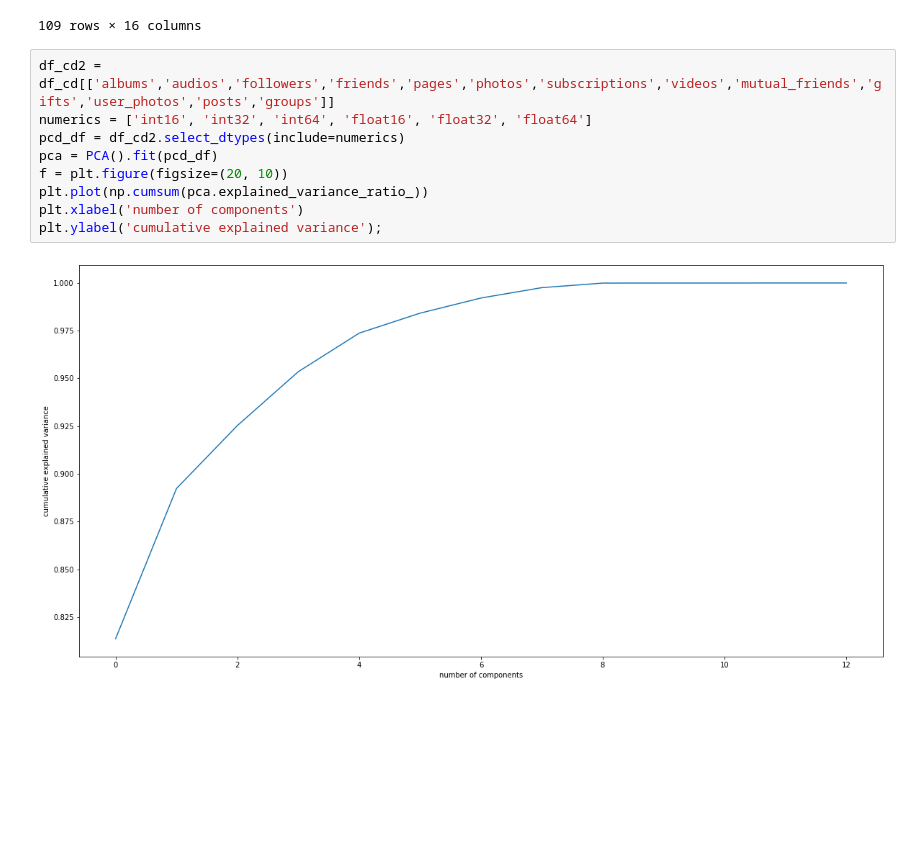
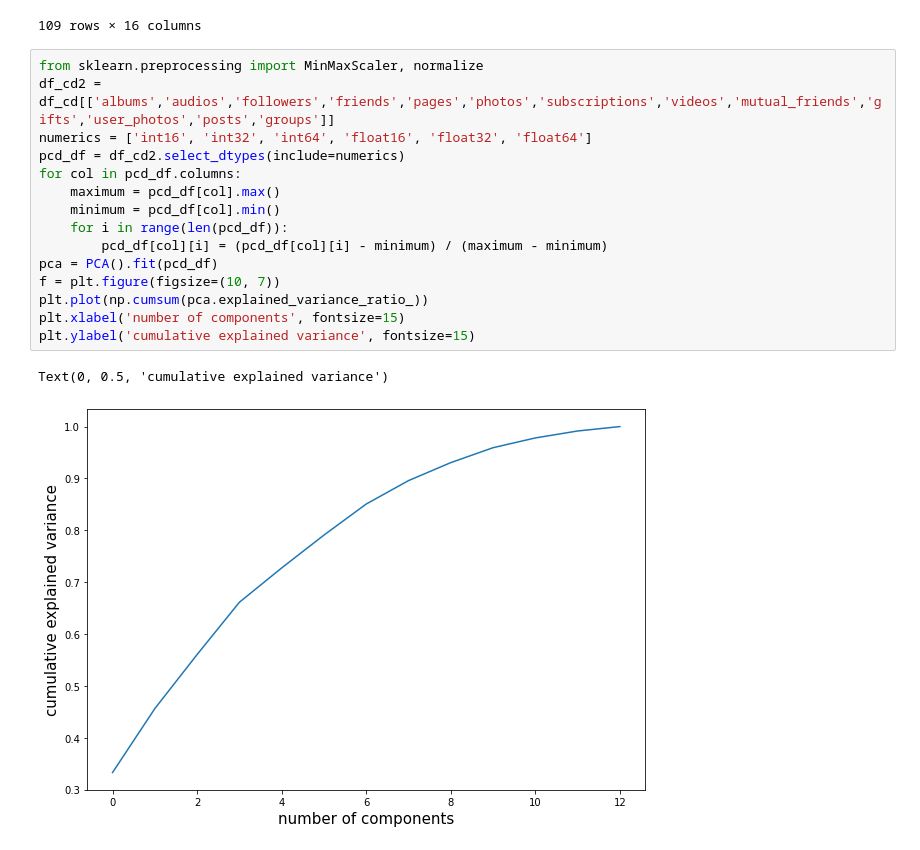
Before and after one commit to zer0deck/personality_test, a Jupyter notebook: Work.ipynb, the cells around one changed output. Cells and saved outputs as stored; diff of their text form; blank space fills up the shorter version.

```diff
--- a/Work.ipynb
+++ b/Work.ipynb
@@ -119,13 +119,20 @@ df_cd.loc[:, df_cd.columns!='vk_id']
 | 108 | 17.0 | 17.0 | 3.0 | 0.0 | 0.0 | 0.0 | 307.0 | 82.0 | 0.0 | 0.0 | ... |
 109 rows × 16 columns
 # %%
+from sklearn.preprocessing import MinMaxScaler, normalize
 df_cd2 = df_cd[['albums','audios','followers','friends','pages','photos','subscriptions','videos','mutual_friends','gifts','user_photos','posts','groups']]
 numerics = ['int16', 'int32', 'int64', 'float16', 'float32', 'float64']
 pcd_df = df_cd2.select_dtypes(include=numerics)
+for col in pcd_df.columns:
+    maximum = pcd_df[col].max()
+    minimum = pcd_df[col].min()
+    for i in range(len(pcd_df)):
+        pcd_df[col][i] = (pcd_df[col][i] - minimum) / (maximum - minimum)
 pca = PCA().fit(pcd_df)
-f = plt.figure(figsize=(20, 10))
+f = plt.figure(figsize=(10, 7))
 plt.plot(np.cumsum(pca.explained_variance_ratio_))
-plt.xlabel('number of components')
-plt.ylabel('cumulative explained variance');
+plt.xlabel('number of components', fontsize=15)
+plt.ylabel('cumulative explained variance', fontsize=15)
 # %% [output]
+Text(0, 0.5, 'cumulative explained variance')
-[figure, old version]
+[figure, new version]
```
Also changed, not shown: parts of 2 cells of this notebook, 3 other files.
